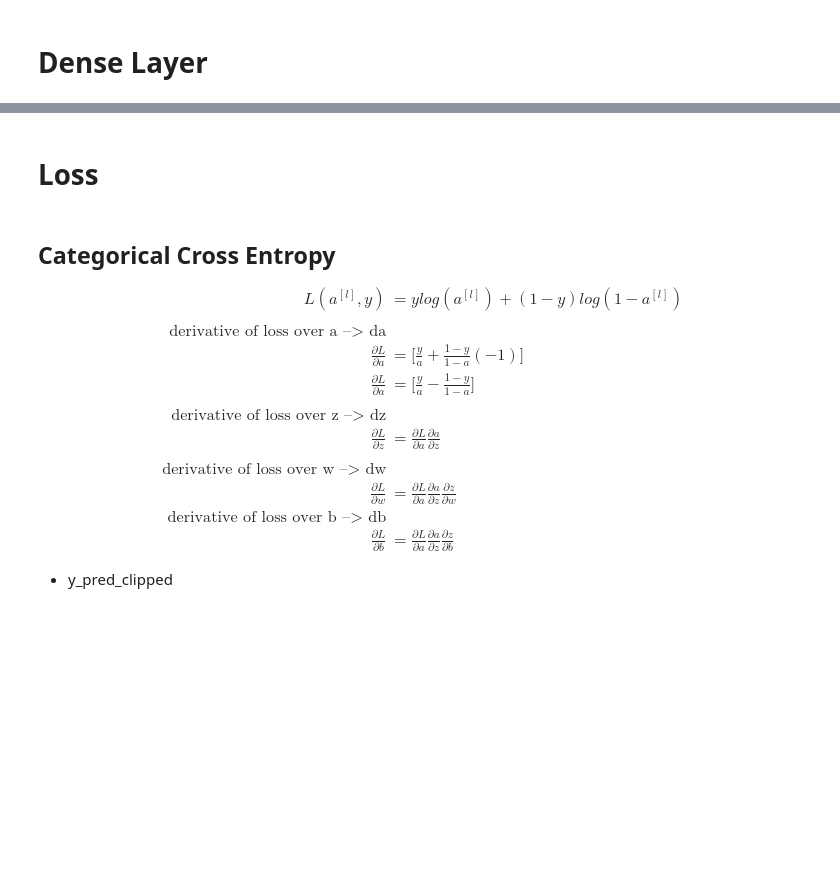
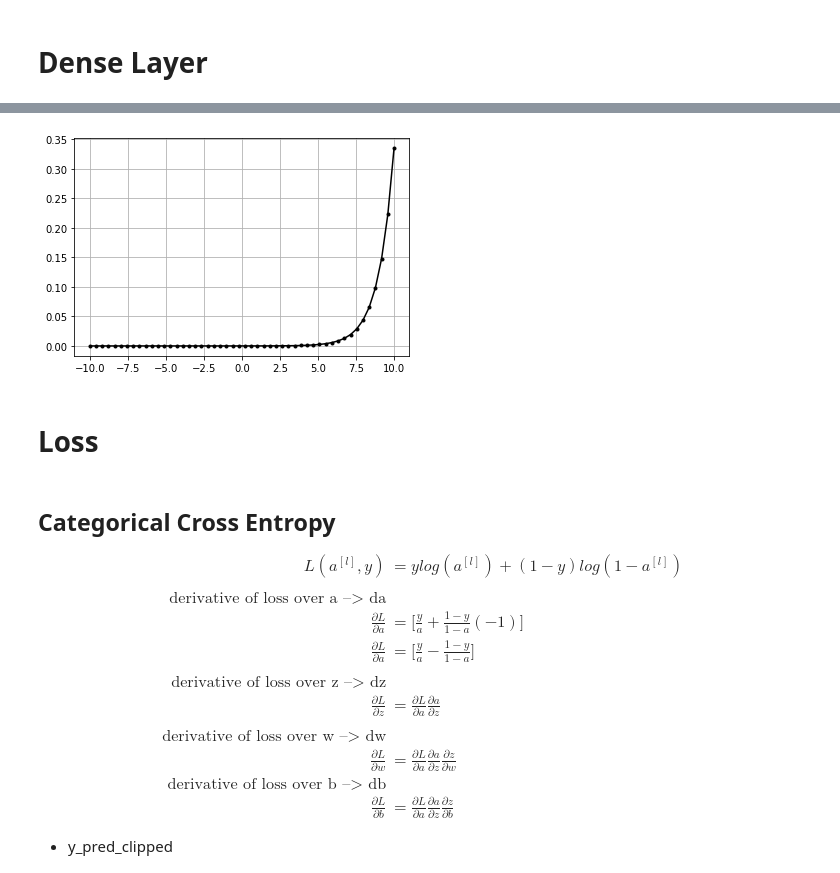
Before and after one commit to NishantBaheti/DeepLearningGuideBook, a Jupyter notebook: notebooks/ann.ipynb, the cells around one changed output, grey strips where cells are left out. Cells and saved outputs as stored; diff of their text form; code cells hidden in the pictures; blank space fills up the shorter version.

```diff
--- a/notebooks/ann.ipynb
+++ b/notebooks/ann.ipynb
@@ -197,3 +431,33 @@ class Layer_Dense:
+# %%
+class ActivationSoftmax:
+
+    def forward(self, inputs):
+        """Forward propogation calculation
+
+        Args:
+            inputs (numpy.ndarray) : input matrix
+        """
+        exp_values = np.exp(inputs - np.max(inputs, axis=0, keepdims=True))
+        probabilites = exp_values / np.sum(exp_values, axis=0, keepdims=True)
+        self.output = probabilites
+
+    def backward(self, dvalues):
+        """backward pass
+
+        Args:
+            dvalues (numpy.ndarray) : gradient values
+        """
+        pass
+# %%
+data = np.linspace(-10,10).reshape(-1,1)
+act = ActivationSoftmax()
+act.forward(np.linspace(-10,10))
+
+
+plt.plot(data,act.output,'k.-')
+plt.grid()
+# %% [output]
+[figure, added]
 # %% [markdown]
 # Loss
 # %%
```
Also changed, not shown: parts of 61 cells of this notebook, 2 other files.
